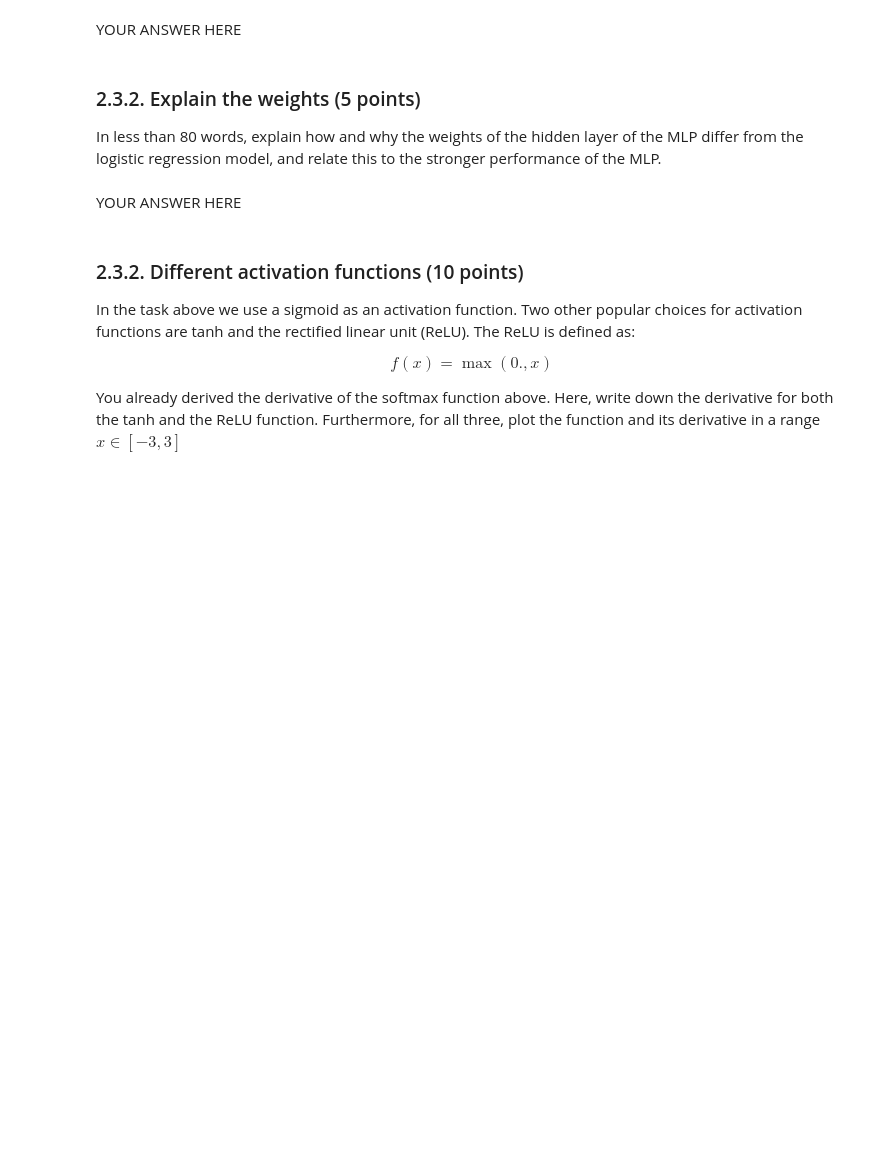
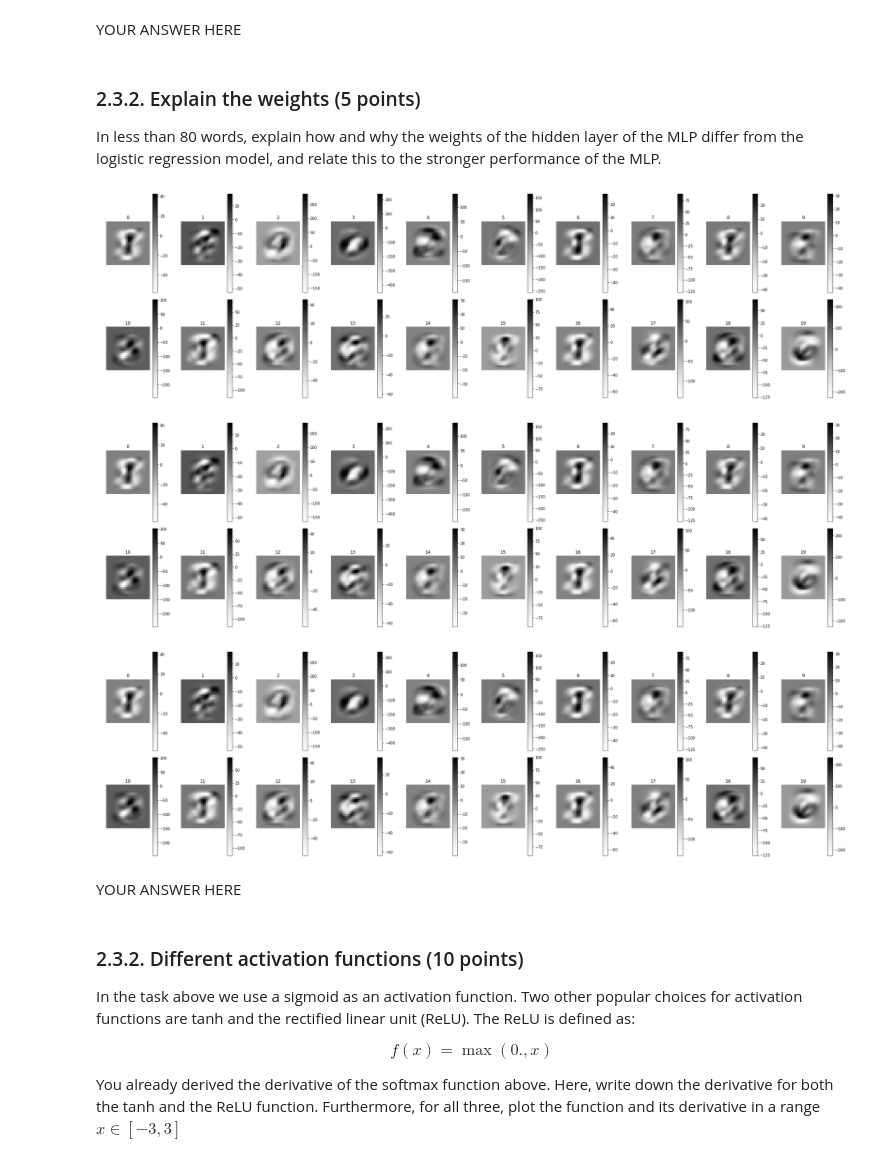
Before and after one commit to mcoenegracht/ml1-labs, a Jupyter notebook: lab2/lab2.ipynb, the cells around one changed output. Cells and saved outputs as stored; diff of their text form; code cells hidden in the pictures; blank space fills up the shorter version.

```diff
--- a/lab2/lab2.ipynb
+++ b/lab2/lab2.ipynb
@@ -846,3 +859,17 @@ raise NotImplementedError()
+# %%
+# Plot the weights of the first layer for the best model
+plt.figure(figsize = (28,8))
+plot_digits(net1_weights[0].T, 10, np.arange(20), shape = (28,28))
+
+plt.figure(figsize = (28,8))
+plot_digits(net1_weights[4].T, 10, np.arange(20), shape = (28,28))
+
+plt.figure(figsize = (28,8))
+plot_digits(net1_weights[9].T, 10, np.arange(20), shape = (28,28))
+# %% [output]
+[figure, added]
+[figure, added]
+[figure, added]
 # %% [markdown]
 YOUR ANSWER HERE
 # %% [markdown]
```
Also changed, not shown: parts of 11 cells of this notebook.
